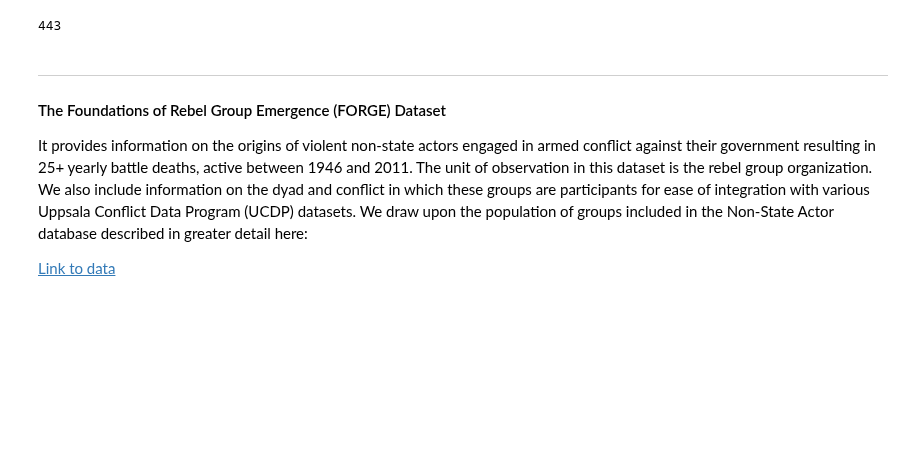
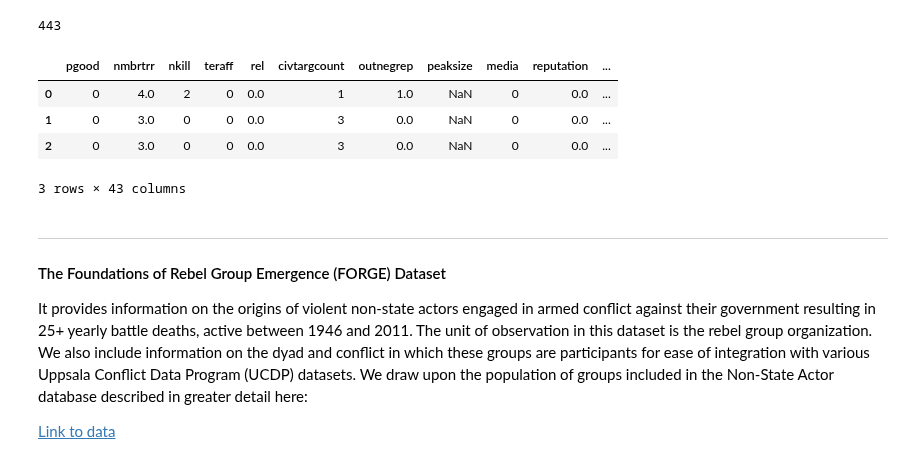
Before and after one commit to pedrohserrano/insurgency-groups-and-EU-policy, a Jupyter notebook: Extracting Groups.ipynb, the cells around one changed output. Cells and saved outputs as stored; diff of their text form; code cells hidden in the pictures; blank space fills up the shorter version.

```diff
--- a/Integration.ipynb
+++ b/Extracting Groups.ipynb
@@ -93,6 +93,14 @@ df_rtg.shape
 len(groups_rtg)
 # %% [output]
 443
+# %%
+df_rtg[df_rtg['gname'] == '1 May Group']
+# %% [output]
+|  | pgood | nmbrtrr | nkill | teraff | rel | civtargcount | outnegrep | peaksize | media | reputation | ... |
+| 0 | 0 | 4.0 | 2 | 0 | 0.0 | 1 | 1.0 | NaN | 0 | 0.0 | ... |
+| 1 | 0 | 3.0 | 0 | 0 | 0.0 | 3 | 0.0 | NaN | 0 | 0.0 | ... |
+| 2 | 0 | 3.0 | 0 | 0 | 0.0 | 3 | 0.0 | NaN | 0 | 0.0 | ... |
+3 rows × 43 columns
 # %% [markdown]
 ---
 #### The Foundations of Rebel Group Emergence (FORGE) Dataset
```
Also changed, not shown: parts of 1 cell of this notebook, 12 other files.
